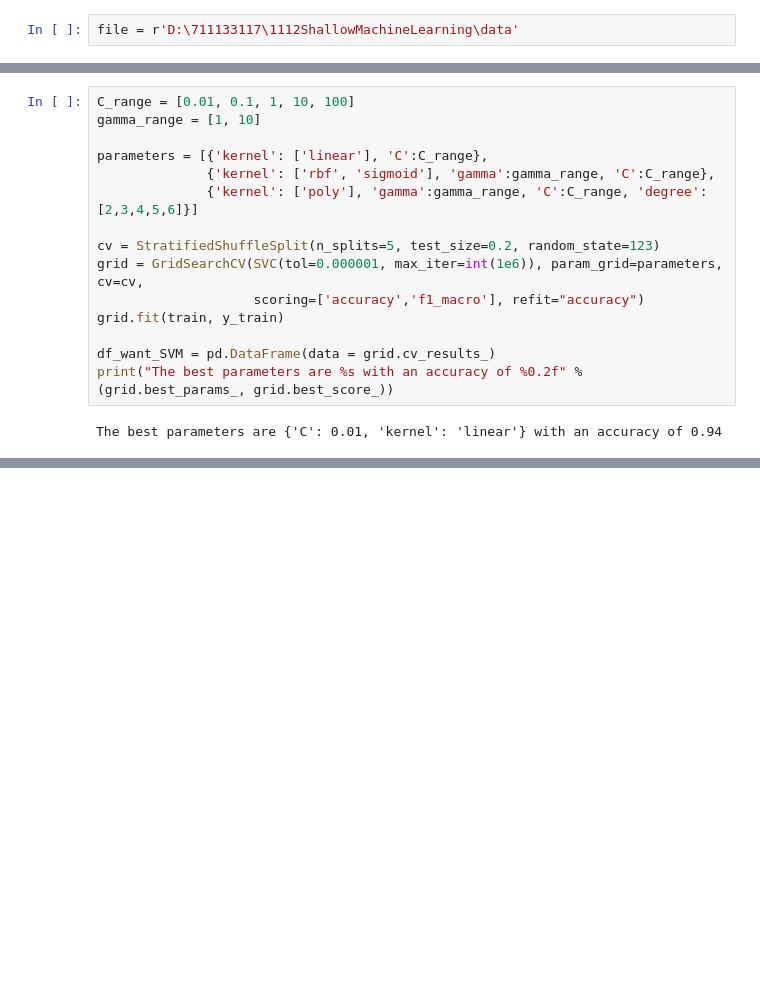
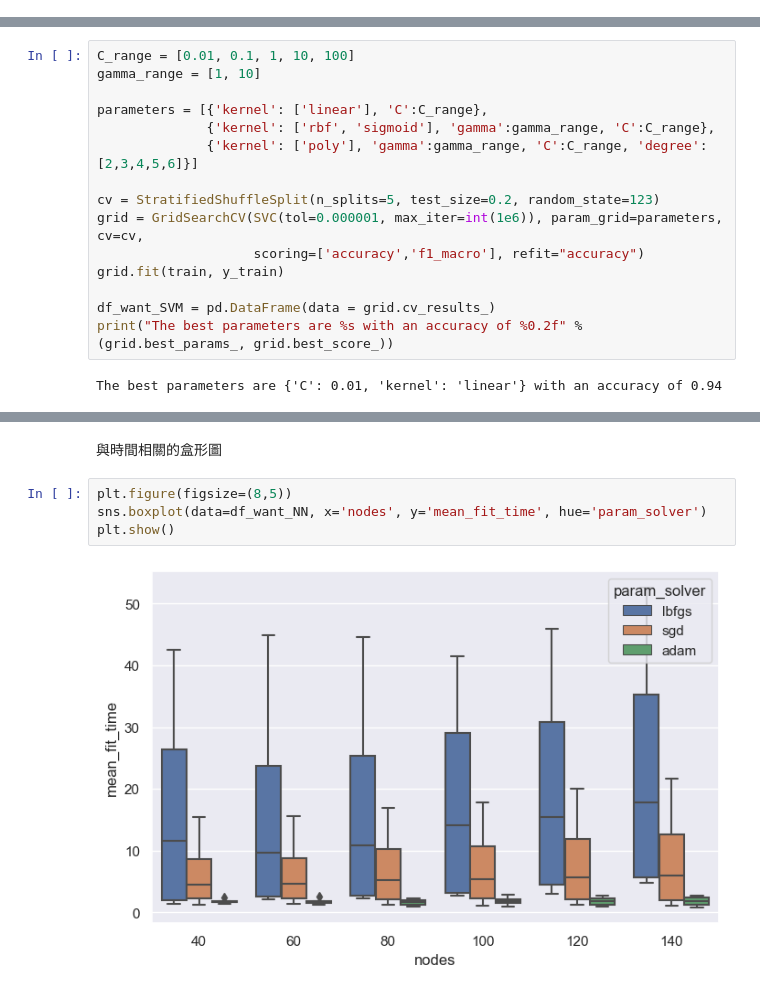
Before and after one commit to amy10202808/1112ShallowMachineLearning, a Jupyter notebook: hw3Classification/hw3_711133117_陳怡升_YaleFace.ipynb, the cells around one changed output, grey strips where cells are left out. Cells and saved outputs as stored; diff of their text form; blank space fills up the shorter version.

```diff
--- a/hw3Classification/hw3_711133117_陳怡升_YaleFace.ipynb
+++ b/hw3Classification/hw3_711133117_陳怡升_YaleFace.ipynb
@@ -44,5 +44,3 @@ from sklearn.svm import SVC, LinearSVC
 from sklearn.neural_network import MLPClassifier
 # %%
 file = r'C:\Course\1112ShallowMachineLearning\data'
-# %%
-file = r'D:\711133117\1112ShallowMachineLearning\data'
@@ -507,0 +515,8 @@ plt.show()
+# %% [markdown]
+與時間相關的盒形圖
+# %%
+plt.figure(figsize=(8,5))
+sns.boxplot(data=df_want_NN, x='nodes', y='mean_fit_time', hue='param_solver')
+plt.show()
+# %% [output]
+[figure, added]
```
Also changed, not shown: parts of 59 cells of this notebook.
